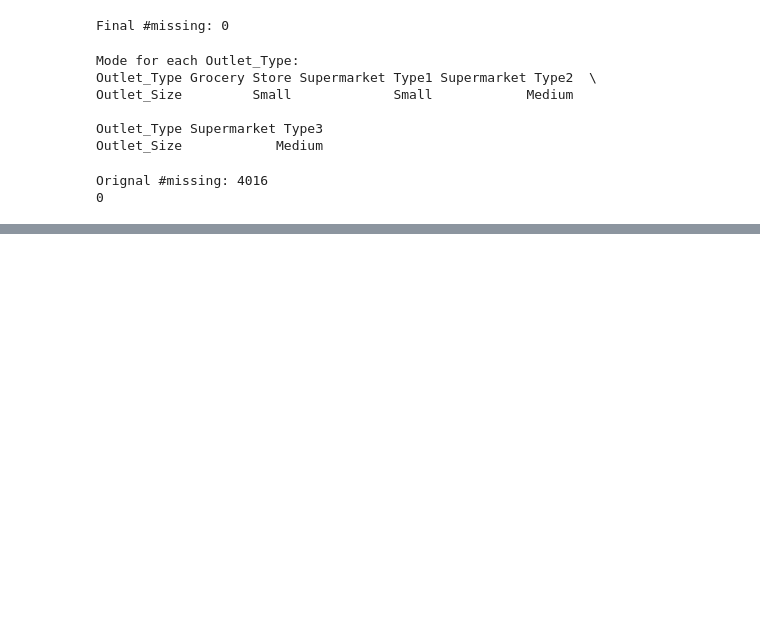
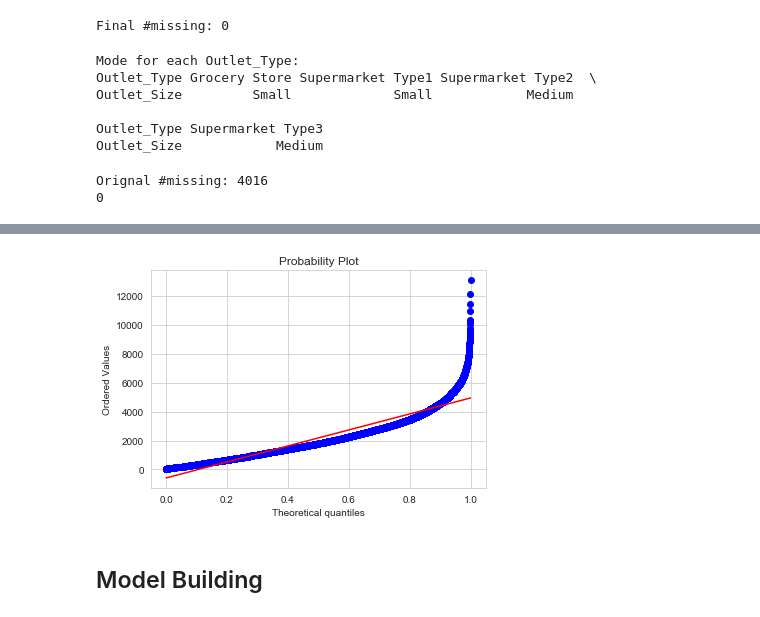
Before and after one commit to fsayfitdinov/big_mart_sales, a Jupyter notebook: BMS.ipynb, the cells around one changed output, grey strips where cells are left out. Saved outputs shown, nothing was run; the diff lists cells and outputs as text; code cells hidden in the pictures; blank space fills up the shorter version.

Commit message:
modelbuilding

```diff
--- a/BMS.ipynb
+++ b/BMS.ipynb
@@ -221,0 +423,4 @@ Orignal #missing: 4016
+# %%
+data.drop(['Item_Type','Outlet_Establishment_Year',],axis=1,inplace=True)
+# %%
+train = data.loc[data['source']=="train"]
@@ -221,0 +436,2 @@ Orignal #missing: 4016
+# %%
+train.drop(['source'],axis=1,inplace=True)
@@ -221,0 +461,9 @@ Orignal #missing: 4016
+# %%
+quantile = train.Item_Outlet_Sales
+# %%
+stats.probplot(quantile, dist="uniform", plot=pylab)
+pylab.show()
+# %% [output]
+[figure, added]
+# %% [markdown]
+## Model Building
```
Also changed, not shown: parts of 44 cells of this notebook, 5 other files.
